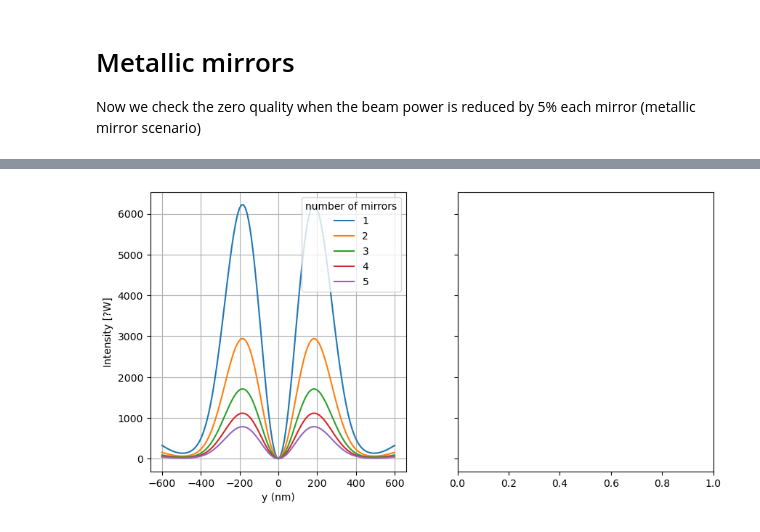
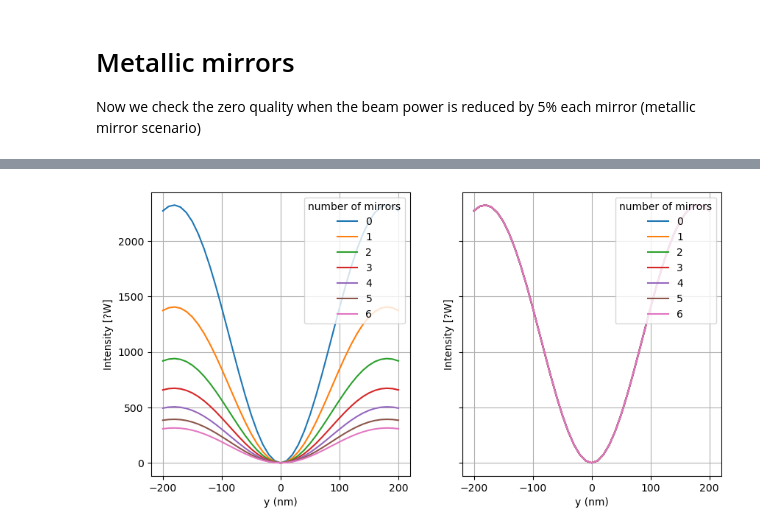
Before and after one commit to sfbarrerab/beam-shape-setups, a Jupyter notebook: ellipticity_changes_simulation.ipynb, the cells around one changed output, grey strips where cells are left out. Cells and saved outputs as stored; diff of their text form; code cells hidden in the pictures.

```diff
--- a/ellipticity_changes_simulation.ipynb
+++ b/ellipticity_changes_simulation.ipynb
@@ -377,27 +377,27 @@ beams_different_powers_norm = np.array(beams_different_powers_norm)
 # %%
 fig, axs = plt.subplots(1, 2, figsize=(10, 5), sharey=True)
 
 # Plot of normalized intensities for different ellipticities
 axs[0].plot(
     _fldout.y * 1e9,
-    beams_different_ellipticities_norm[1:6,:].T,
+    beams_different_ellipticities_norm.T,
 )
-axs[0].legend([f"{e+1}" for e in range(number_of_mirrors-1)], title="number of mirrors", loc="upper right")
+axs[0].legend([f"{e}" for e in range(number_of_mirrors)], title="number of mirrors", loc="upper right")
 axs[0].set_xlabel("y (nm)")
 axs[0].set_ylabel("Intensity [?W]")
 axs[0].grid()
 
 # Plot of normalized intensities for different powers
-# axs[1].plot(
-#     _fldout.y * 1e9,
-#     beams_different_powers_norm[1:6,:].T,
-# )
-# axs[1].legend([f"{e+1}" for e in range(number_of_mirrors-1)], title="number of mirrors", loc="upper right")
-# axs[1].set_xlabel("y (nm)")
-# axs[1].set_ylabel("Intensity [?W]")
-# axs[1].grid()
+axs[1].plot(
+    _fldout.y * 1e9,
+    beams_different_powers_norm.T,
+)
+axs[1].legend([f"{e}" for e in range(number_of_mirrors)], title="number of mirrors", loc="upper right")
+axs[1].set_xlabel("y (nm)")
+axs[1].set_ylabel("Intensity [?W]")
+axs[1].grid()
 
 #plt.tight_layout()
 plt.show()
 # %% [output]
-[figure, old version]
+[figure, new version]
```
Also changed, not shown: parts of 6 cells of this notebook.
